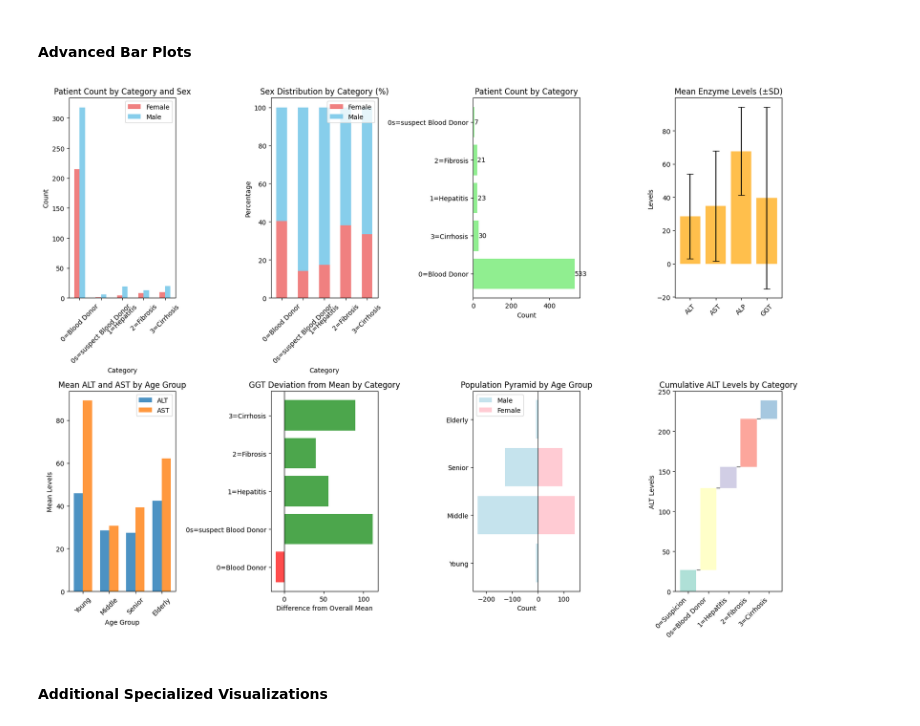
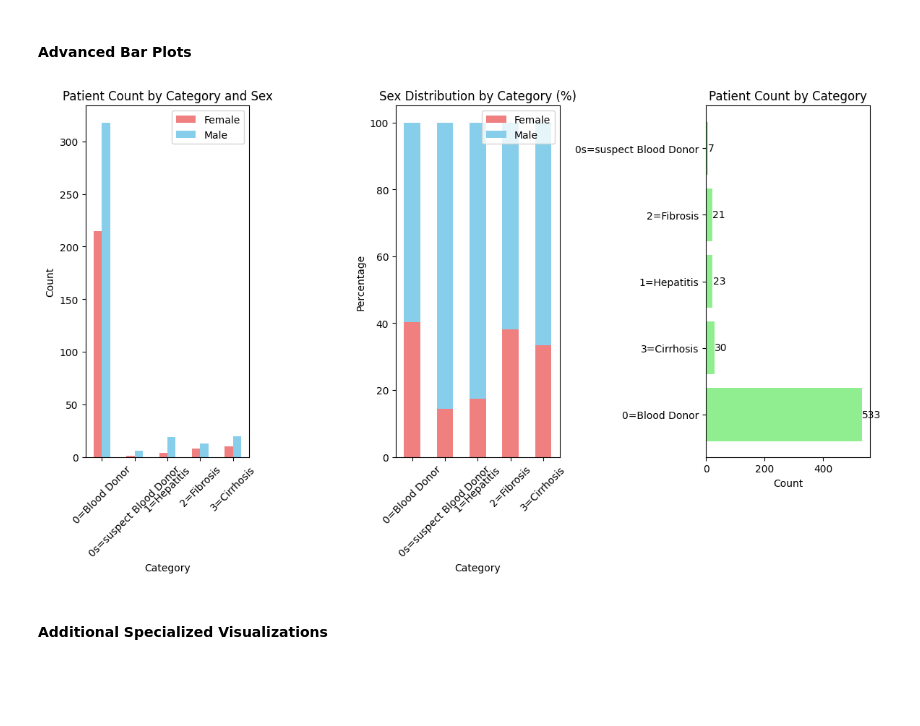
Before and after one commit to bootycurry/eda-assessment, a Jupyter notebook: 22BDS0142.ipynb, the cells around one changed output. Cells and saved outputs as stored; diff of their text form; code cells hidden in the pictures; blank space fills up the shorter version.

```diff
--- a/22BDS0142.ipynb
+++ b/22BDS0142.ipynb
@@ -770,103 +767,34 @@ category_sex_counts.plot(kind='bar', ax=plt.gca(), color=['lightcoral', 'skyblue
 plt.title('Patient Count by Category and Sex')
 plt.xlabel('Category')
 plt.ylabel('Count')
 plt.legend(['Female', 'Male'])
 plt.xticks(rotation=45)
 
 # 2. Stacked bar chart
 plt.subplot(2, 4, 2)
 category_sex_pct = pd.crosstab(cleaned_df['Category'], cleaned_df['Sex'], normalize='index') * 100
 category_sex_pct.plot(kind='bar', stacked=True, ax=plt.gca(), color=['lightcoral', 'skyblue'])
 plt.title('Sex Distribution by Category (%)')
 plt.xlabel('Category')
 plt.ylabel('Percentage')
 plt.legend(['Female', 'Male'])
 plt.xticks(rotation=45)
 
 # 3. Horizontal bar chart with values
 plt.subplot(2, 4, 3)
 category_counts = cleaned_df['Category'].value_counts()
 bars = plt.barh(category_counts.index, category_counts.values, color='lightgreen')
 plt.title('Patient Count by Category')
 plt.xlabel('Count')
 # Add value labels on bars
 for i, bar in enumerate(bars):
     plt.text(bar.get_width() + 0.5, bar.get_y() + bar.get_height()/2,
              str(category_counts.values[i]), va='center')
 
-# 4. Bar chart with error bars
-plt.subplot(2, 4, 4)
-enzyme_means = cleaned_df[['ALT', 'AST', 'ALP', 'GGT']].mean()
-enzyme_stds = cleaned_df[['ALT', 'AST', 'ALP', 'GGT']].std()
-bars = plt.bar(enzyme_means.index, enzyme_means.values,
-               yerr=enzyme_stds.values, capsize=5, color='orange', alpha=0.7)
-plt.title('Mean Enzyme Levels (±SD)')
-plt.ylabel('Levels')
-plt.xticks(rotation=45)
-
-# 5. Multiple grouped bar chart
-plt.subplot(2, 4, 5)
-age_category_stats = cleaned_df.groupby('Age_Group')[['ALT', 'AST']].mean()
-x = np.arange(len(age_category_stats.index))
-width = 0.35
-plt.bar(x - width/2, age_category_stats['ALT'], width, label='ALT', alpha=0.8)
-plt.bar(x + width/2, age_category_stats['AST'], width, label='AST', alpha=0.8)
-plt.xlabel('Age Group')
-plt.ylabel('Mean Levels')
-plt.title('Mean ALT and AST by Age Group')
-plt.xticks(x, age_category_stats.index, rotation=45)
-plt.legend()
-
-# 6. Tornado/Butterfly chart (diverging bar chart)
-plt.subplot(2, 4, 6)
-# Calculate differences from overall mean
-overall_mean = cleaned_df['GGT'].mean()
-category_means = cleaned_df.groupby('Category')['GGT'].mean()
-differences = category_means - overall_mean
-colors = ['red' if x < 0 else 'green' for x in differences]
-bars = plt.barh(range(len(differences)), differences.values, color=colors, alpha=0.7)
-plt.yticks(range(len(differences)), differences.index)
-plt.axvline(x=0, color='black', linestyle='-', linewidth=0.8)
-plt.title('GGT Deviation from Mean by Category')
-plt.xlabel('Difference from Overall Mean')
-
-# 7. Pyramid/Population chart
-plt.subplot(2, 4, 7)
-age_sex_counts = cleaned_df.groupby(['Age_Group', 'Sex']).size().unstack(fill_value=0)
-if 'm' in age_sex_counts.columns:
-    plt.barh(range(len(age_sex_counts)), -age_sex_counts['m'],
-             color='lightblue', alpha=0.7, label='Male')
-if 'f' in age_sex_counts.columns:
-    plt.barh(range(len(age_sex_counts)), age_sex_counts['f'],
-             color='lightpink', alpha=0.7, label='Female')
-plt.yticks(range(len(age_sex_counts)), age_sex_counts.index)
-plt.xlabel('Count')
-plt.title('Population Pyramid by Age Group')
-plt.axvline(x=0, color='black', linewidth=0.8)
-plt.legend()
-
-# 8. Waterfall chart simulation
-plt.subplot(2, 4, 8)
-# Create cumulative effect visualization
-categories = ['0=Suspicion', '0s=Blood Donor', '1=Hepatitis', '2=Fibrosis', '3=Cirrhosis'][:len(cleaned_df['Category'].unique())]
-category_means = cleaned_df.groupby('Category')['ALT'].mean().values
-cumulative = np.cumsum(np.concatenate([[0], category_means]))
-
-for i in range(len(category_means)):
-    plt.bar(i, category_means[i], bottom=cumulative[i],
-           alpha=0.7, color=plt.cm.Set3(i))
-    # Add connecting lines
-    if i > 0:
-        plt.plot([i-0.4, i-0.6], [cumulative[i], cumulative[i]], 'k--', alpha=0.5)
-
-plt.title('Cumulative ALT Levels by Category')
-plt.ylabel('ALT Levels')
-plt.xticks(range(len(categories)), categories, rotation=45, ha='right')
-
 plt.tight_layout()
 plt.show()
 # %% [output]
-[figure, old version]
+[figure, new version]
 # %% [markdown]
 #### Additional Specialized Visualizations
 # %%
```
Also changed, not shown: parts of 4 cells of this notebook.
